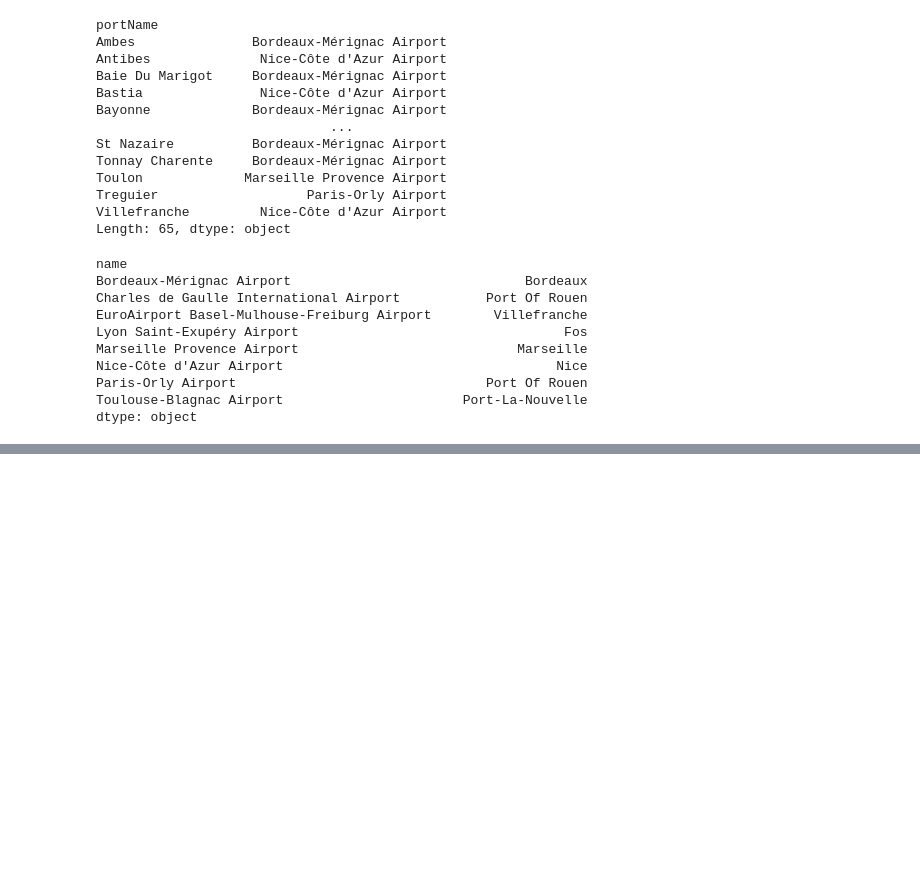
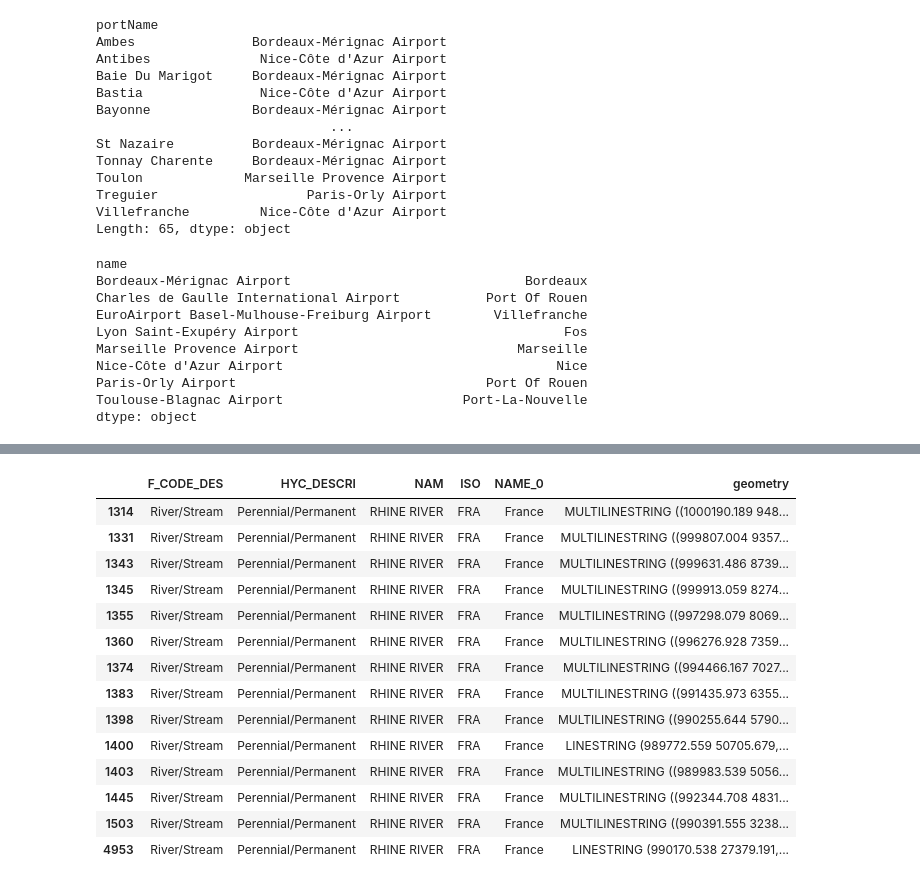
Before and after one commit to GaliaGabrielaG/distancias, a Jupyter notebook: distancias.ipynb, the cells around one changed output, grey strips where cells are left out. Cells and saved outputs as stored; diff of their text form; code cells hidden in the pictures; blank space fills up the shorter version.

```diff
--- a/distancias.ipynb
+++ b/distancias.ipynb
@@ -271,0 +302,20 @@ NameError: name 'rivers' is not defined
+# %%
+#seleccionamos sólo un río de francia
+
+rios_france_27561[rios_france_27561.NAM.str.contains('RHINE RIVER')]
+# %% [output]
+|  | F_CODE_DES | HYC_DESCRI | NAM | ISO | NAME_0 | geometry |
+| 1314 | River/Stream | Perennial/Permanent | RHINE RIVER | FRA | France | MULTILINESTRING ((1000190.189 948... |
+| 1331 | River/Stream | Perennial/Permanent | RHINE RIVER | FRA | France | MULTILINESTRING ((999807.004 9357... |
+| 1343 | River/Stream | Perennial/Permanent | RHINE RIVER | FRA | France | MULTILINESTRING ((999631.486 8739... |
+| 1345 | River/Stream | Perennial/Permanent | RHINE RIVER | FRA | France | MULTILINESTRING ((999913.059 8274... |
+| 1355 | River/Stream | Perennial/Permanent | RHINE RIVER | FRA | France | MULTILINESTRING ((997298.079 8069... |
+| 1360 | River/Stream | Perennial/Permanent | RHINE RIVER | FRA | France | MULTILINESTRING ((996276.928 7359... |
+| 1374 | River/Stream | Perennial/Permanent | RHINE RIVER | FRA | France | MULTILINESTRING ((994466.167 7027... |
+| 1383 | River/Stream | Perennial/Permanent | RHINE RIVER | FRA | France | MULTILINESTRING ((991435.973 6355... |
+| 1398 | River/Stream | Perennial/Permanent | RHINE RIVER | FRA | France | MULTILINESTRING ((990255.644 5790... |
+| 1400 | River/Stream | Perennial/Permanent | RHINE RIVER | FRA | France | LINESTRING (989772.559 50705.679,... |
+| 1403 | River/Stream | Perennial/Permanent | RHINE RIVER | FRA | France | MULTILINESTRING ((989983.539 5056... |
+| 1445 | River/Stream | Perennial/Permanent | RHINE RIVER | FRA | France | MULTILINESTRING ((992344.708 4831... |
+| 1503 | River/Stream | Perennial/Permanent | RHINE RIVER | FRA | France | MULTILINESTRING ((990391.555 3238... |
+| 4953 | River/Stream | Perennial/Permanent | RHINE RIVER | FRA | France | LINESTRING (990170.538 27379.191,... |
```
Also changed, not shown: parts of 5 cells of this notebook, 9 other files.
